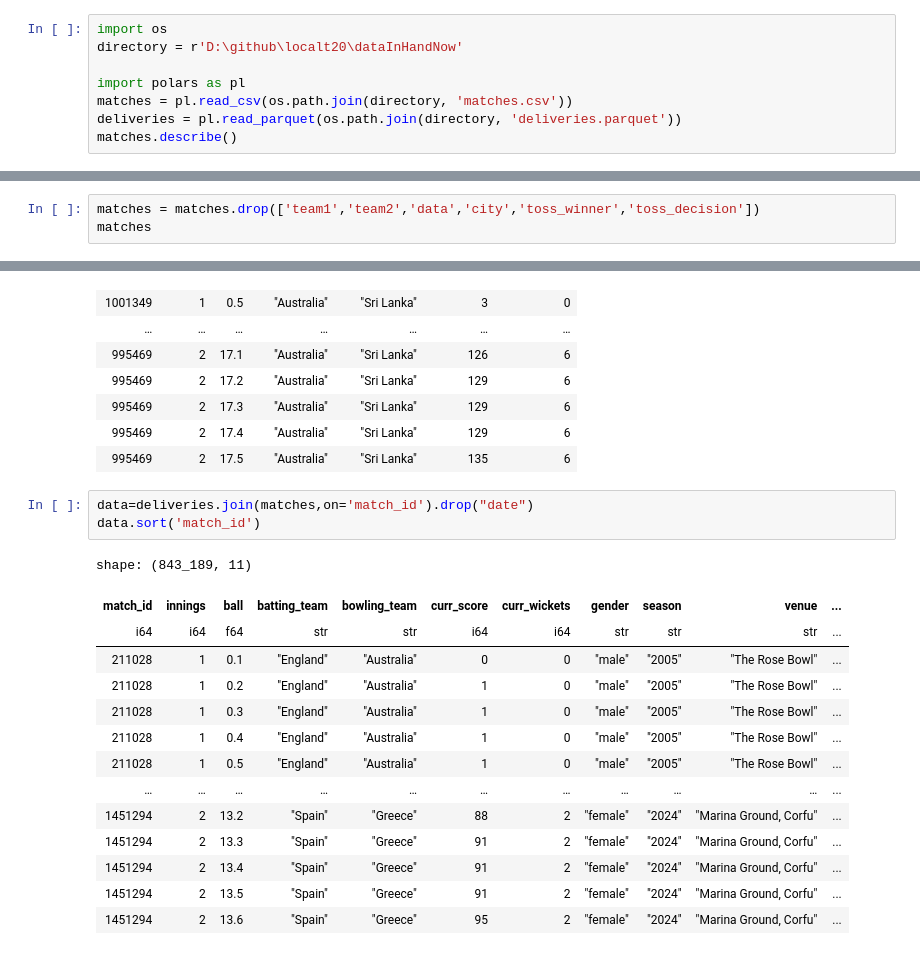
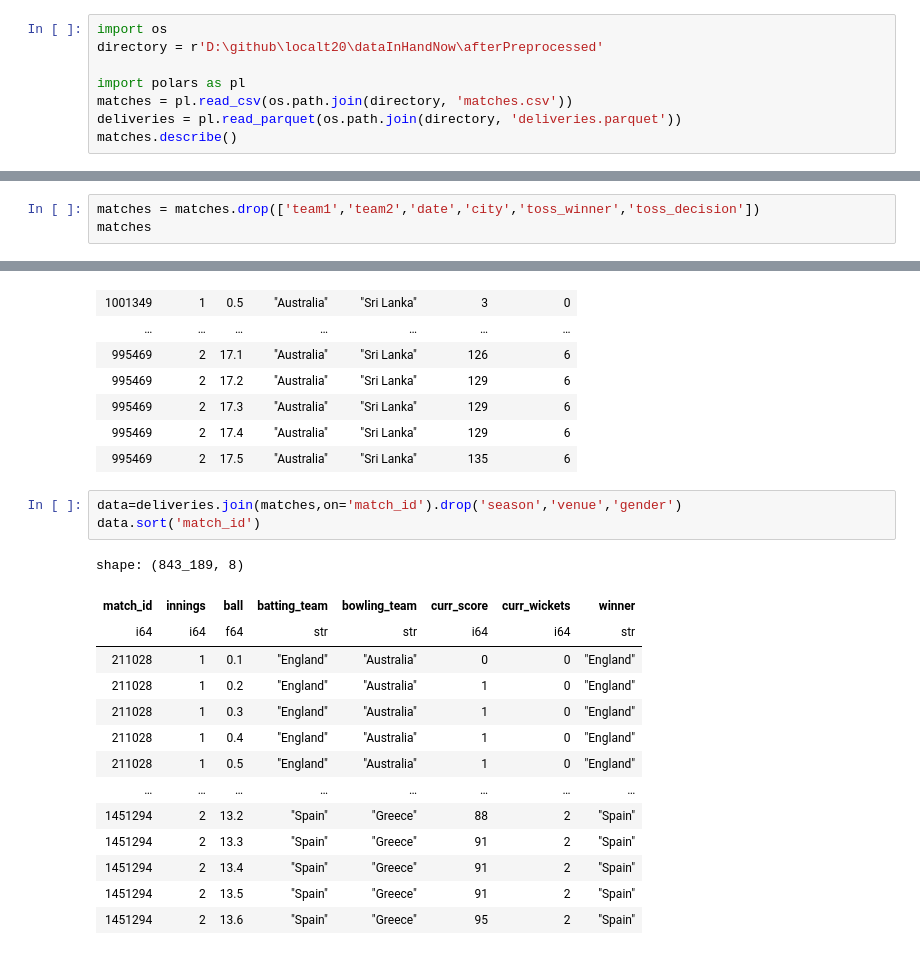
Before and after one commit to Salman-shaik116/localt20, a Jupyter notebook: notebooks/mergers/merger.ipynb, the cells around one changed output, grey strips where cells are left out. Drawn from its saved outputs; the diff is of its cells as text.

Commit message:
final data

```diff
--- a/notebooks/mergers/merger.ipynb
+++ b/notebooks/mergers/merger.ipynb
@@ -1,6 +1,6 @@
 # %%
 import os
-directory = r'D:\github\localt20\dataInHandNow'
+directory = r'D:\github\localt20\dataInHandNow\afterPreprocessed'
 
 import polars as pl
 matches = pl.read_csv(os.path.join(directory, 'matches.csv'))
@@ -20,6 +20,6 @@ shape: (9, 12)
 | "75%" | null | null | null | null | null | null | null | null | null | null | ... |
 | "max" | "Zimbabwe" | "Zimbabwe" | "male" | "2024/25" | "2024/09/27" | "Zhejiang University of Technol… | "Zagreb" | "Zimbabwe" | "field" | "Zimbabwe" | ... |
 # %%
-matches = matches.drop(['team1','team2','data','city','toss_winner','toss_decision'])
+matches = matches.drop(['team1','team2','date','city','toss_winner','toss_decision'])
 matches
 # %% [output]
@@ -127,20 +127,20 @@ shape: (860_172, 7)
 | 995469 | 2 | 17.4 | "Australia" | "Sri Lanka" | 129 | 6 |
 | 995469 | 2 | 17.5 | "Australia" | "Sri Lanka" | 135 | 6 |
 # %%
-data=deliveries.join(matches,on='match_id').drop("date")
+data=deliveries.join(matches,on='match_id').drop('season','venue','gender')
 data.sort('match_id')
 # %% [output]
-shape: (843_189, 11)
+shape: (843_189, 8)
-| match_id | innings | ball | batting_team | bowling_team | curr_score | curr_wickets | gender | season | venue | ... |
-| i64 | i64 | f64 | str | str | i64 | i64 | str | str | str | ... |
-| 211028 | 1 | 0.1 | "England" | "Australia" | 0 | 0 | "male" | "2005" | "The Rose Bowl" | ... |
-| 211028 | 1 | 0.2 | "England" | "Australia" | 1 | 0 | "male" | "2005" | "The Rose Bowl" | ... |
-| 211028 | 1 | 0.3 | "England" | "Australia" | 1 | 0 | "male" | "2005" | "The Rose Bowl" | ... |
-| 211028 | 1 | 0.4 | "England" | "Australia" | 1 | 0 | "male" | "2005" | "The Rose Bowl" | ... |
-| 211028 | 1 | 0.5 | "England" | "Australia" | 1 | 0 | "male" | "2005" | "The Rose Bowl" | ... |
-| … | … | … | … | … | … | … | … | … | … | ... |
-| 1451294 | 2 | 13.2 | "Spain" | "Greece" | 88 | 2 | "female" | "2024" | "Marina Ground, Corfu" | ... |
-| 1451294 | 2 | 13.3 | "Spain" | "Greece" | 91 | 2 | "female" | "2024" | "Marina Ground, Corfu" | ... |
-| 1451294 | 2 | 13.4 | "Spain" | "Greece" | 91 | 2 | "female" | "2024" | "Marina Ground, Corfu" | ... |
-| 1451294 | 2 | 13.5 | "Spain" | "Greece" | 91 | 2 | "female" | "2024" | "Marina Ground, Corfu" | ... |
-| 1451294 | 2 | 13.6 | "Spain" | "Greece" | 95 | 2 | "female" | "2024" | "Marina Ground, Corfu" | ... |
+| match_id | innings | ball | batting_team | bowling_team | curr_score | curr_wickets | winner |
+| i64 | i64 | f64 | str | str | i64 | i64 | str |
+| 211028 | 1 | 0.1 | "England" | "Australia" | 0 | 0 | "England" |
+| 211028 | 1 | 0.2 | "England" | "Australia" | 1 | 0 | "England" |
+| 211028 | 1 | 0.3 | "England" | "Australia" | 1 | 0 | "England" |
+| 211028 | 1 | 0.4 | "England" | "Australia" | 1 | 0 | "England" |
+| 211028 | 1 | 0.5 | "England" | "Australia" | 1 | 0 | "England" |
+| … | … | … | … | … | … | … | … |
+| 1451294 | 2 | 13.2 | "Spain" | "Greece" | 88 | 2 | "Spain" |
+| 1451294 | 2 | 13.3 | "Spain" | "Greece" | 91 | 2 | "Spain" |
+| 1451294 | 2 | 13.4 | "Spain" | "Greece" | 91 | 2 | "Spain" |
+| 1451294 | 2 | 13.5 | "Spain" | "Greece" | 91 | 2 | "Spain" |
+| 1451294 | 2 | 13.6 | "Spain" | "Greece" | 95 | 2 | "Spain" |
```
Also changed, not shown: parts of 9 cells of this notebook, 37 other files.
